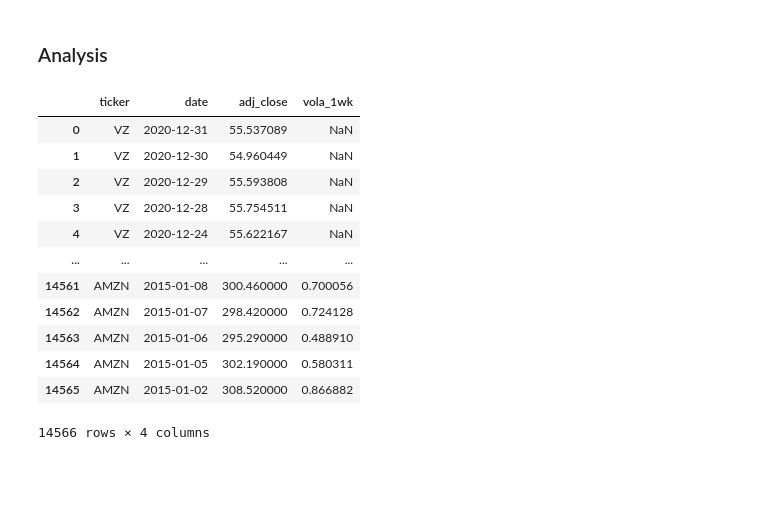
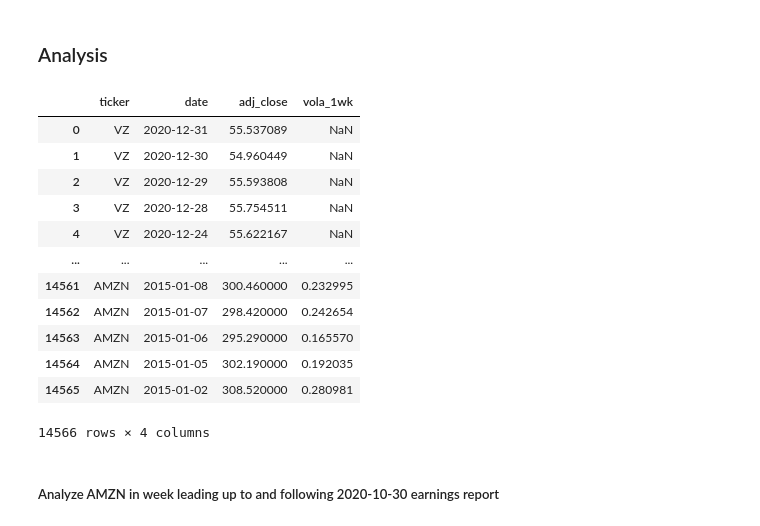
Before and after one commit to sampiaz/finmath_project, a Jupyter notebook: Krumdick_Piazza_Project_Draft.ipynb, the cells around one changed output. Saved outputs shown, nothing was run; the diff lists cells and outputs as text; code cells hidden in the pictures; blank space fills up the shorter version.

```diff
--- a/Krumdick_Piazza_Project_Draft.ipynb
+++ b/Krumdick_Piazza_Project_Draft.ipynb
@@ -149,30 +149,32 @@ option_data
 # %%
 # create rolling realized vol from adj_close df
 
 close_volatility = pd.DataFrame()
 
 for t in adj_close.ticker.unique():
     df = adj_close[adj_close['ticker'] == t]
-    df = df['adj_close'].rolling(7).std() * np.sqrt(252) / 100
+    df = (df['adj_close'].rolling(7).std() * np.sqrt(252)) / df['adj_close']
     close_volatility = pd.concat([close_volatility, df], axis = 0)
 
 
 close_volatility = close_volatility.rename(columns = {0: "vola_1wk"})
 close_volatility = pd.concat([adj_close, close_volatility], axis = 1)
 close_volatility
 # %% [output]
 |  | ticker | date | adj_close | vola_1wk |
 | 0 | VZ | 2020-12-31 | 55.537089 | NaN |
 | 1 | VZ | 2020-12-30 | 54.960449 | NaN |
 | 2 | VZ | 2020-12-29 | 55.593808 | NaN |
 | 3 | VZ | 2020-12-28 | 55.754511 | NaN |
 | 4 | VZ | 2020-12-24 | 55.622167 | NaN |
 | ... | ... | ... | ... | ... |
-| 14561 | AMZN | 2015-01-08 | 300.460000 | 0.700056 |
-| 14562 | AMZN | 2015-01-07 | 298.420000 | 0.724128 |
-| 14563 | AMZN | 2015-01-06 | 295.290000 | 0.488910 |
-| 14564 | AMZN | 2015-01-05 | 302.190000 | 0.580311 |
-| 14565 | AMZN | 2015-01-02 | 308.520000 | 0.866882 |
+| 14561 | AMZN | 2015-01-08 | 300.460000 | 0.232995 |
+| 14562 | AMZN | 2015-01-07 | 298.420000 | 0.242654 |
+| 14563 | AMZN | 2015-01-06 | 295.290000 | 0.165570 |
+| 14564 | AMZN | 2015-01-05 | 302.190000 | 0.192035 |
+| 14565 | AMZN | 2015-01-02 | 308.520000 | 0.280981 |
 14566 rows × 4 columns
+# %% [markdown]
+##### Analyze AMZN in week leading up to and following 2020-10-30 earnings report
 # %%
 amzn_options = pd.DataFrame(option_data[option_data['ticker'] == 'AMZN'])
```
Also changed, not shown: parts of 18 cells of this notebook, 2 other files.
